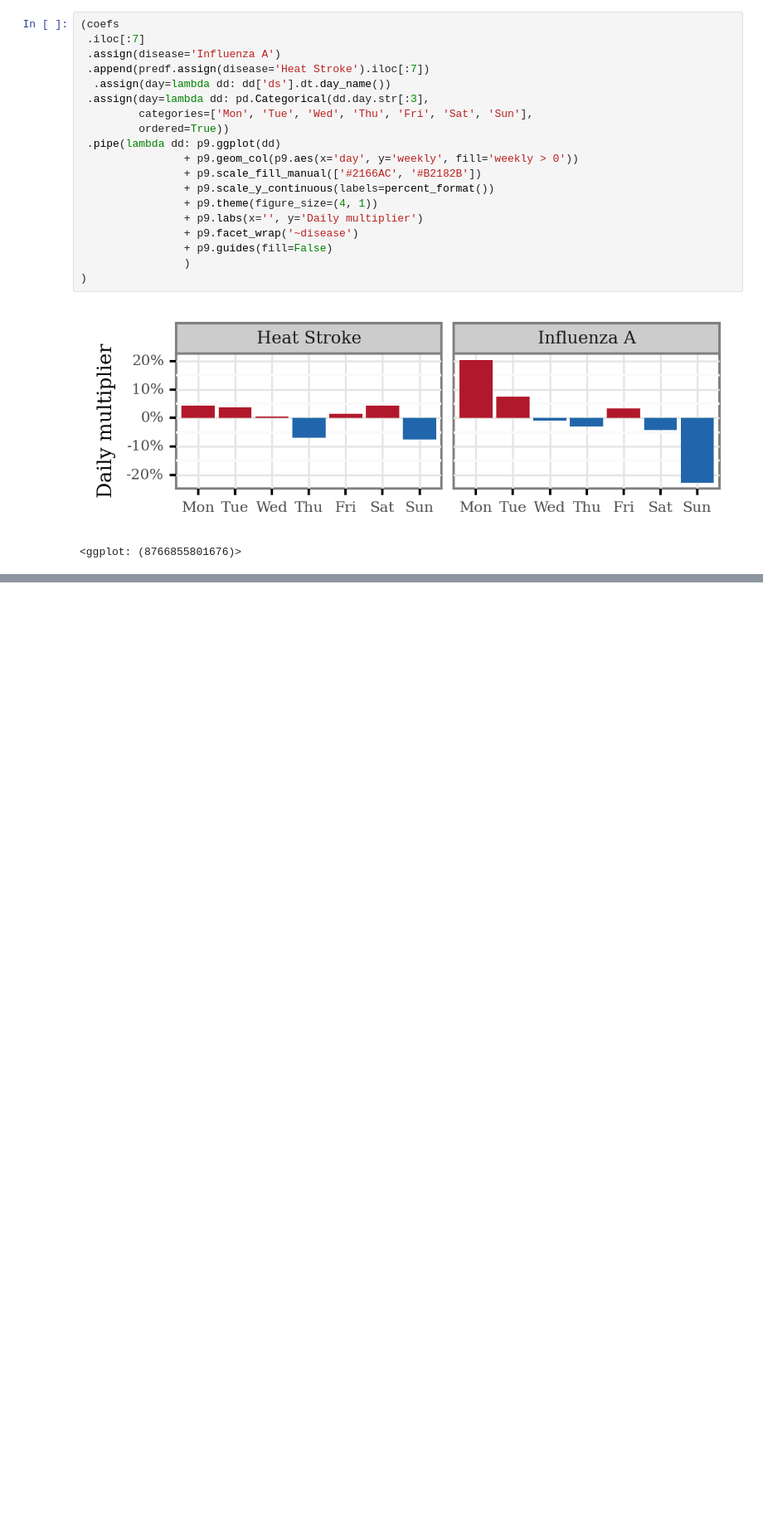
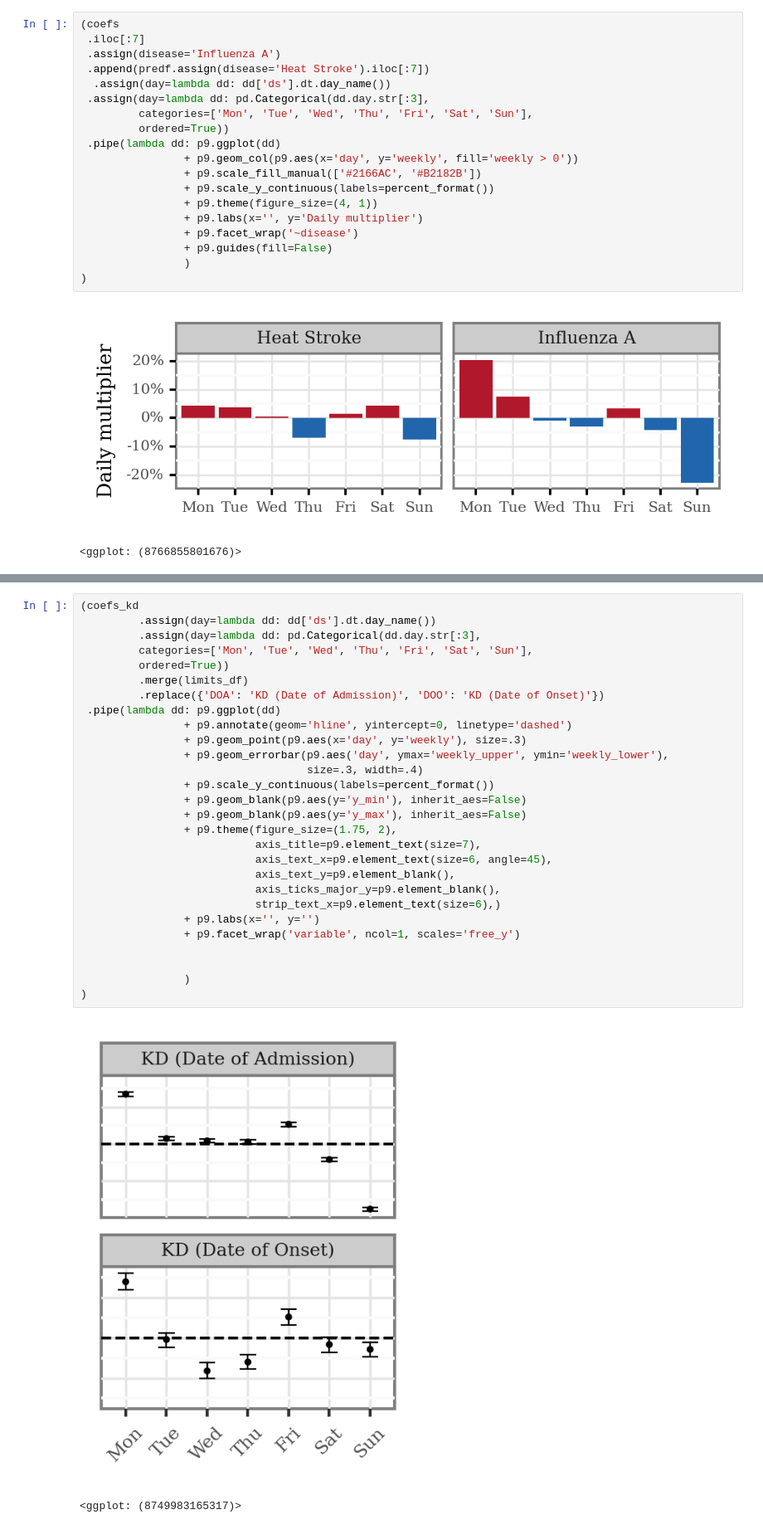
Before and after one commit to AlFontal/kd-metals-swc, a Jupyter notebook: code/other_diseases_weekly.ipynb, the cells around one changed output, grey strips where cells are left out. Shown: that part at 83% size. Saved outputs shown, nothing was run; the diff lists cells and outputs as text; blank space fills up the shorter version.

```diff
--- a/code/other_diseases_weekly.ipynb
+++ b/code/other_diseases_weekly.ipynb
@@ -316,0 +374,31 @@ coefs = m_flu.predict().assign(day=lambda dd: dd['ds'].dt.day_name())
+# %%
+(coefs_kd
+         .assign(day=lambda dd: dd['ds'].dt.day_name())
+         .assign(day=lambda dd: pd.Categorical(dd.day.str[:3],
+         categories=['Mon', 'Tue', 'Wed', 'Thu', 'Fri', 'Sat', 'Sun'],
+         ordered=True))
+         .merge(limits_df)
+         .replace({'DOA': 'KD (Date of Admission)', 'DOO': 'KD (Date of Onset)'})
+ .pipe(lambda dd: p9.ggplot(dd)
+                + p9.annotate(geom='hline', yintercept=0, linetype='dashed')
+                + p9.geom_point(p9.aes(x='day', y='weekly'), size=.3)
+                + p9.geom_errorbar(p9.aes('day', ymax='weekly_upper', ymin='weekly_lower'),
+                                   size=.3, width=.4)
+                + p9.scale_y_continuous(labels=percent_format())
+                + p9.geom_blank(p9.aes(y='y_min'), inherit_aes=False)
+                + p9.geom_blank(p9.aes(y='y_max'), inherit_aes=False)
+                + p9.theme(figure_size=(1.75, 2),
+                           axis_title=p9.element_text(size=7),
+                           axis_text_x=p9.element_text(size=6, angle=45),
+                           axis_text_y=p9.element_blank(),
+                           axis_ticks_major_y=p9.element_blank(),
+                           strip_text_x=p9.element_text(size=6),)
+                + p9.labs(x='', y='')
+                + p9.facet_wrap('variable', ncol=1, scales='free_y')
+
+
+                )
+)
+# %% [output]
+[figure, added]
+<ggplot: (8749983165317)>
```
Also changed, not shown: parts of 10 cells of this notebook.
